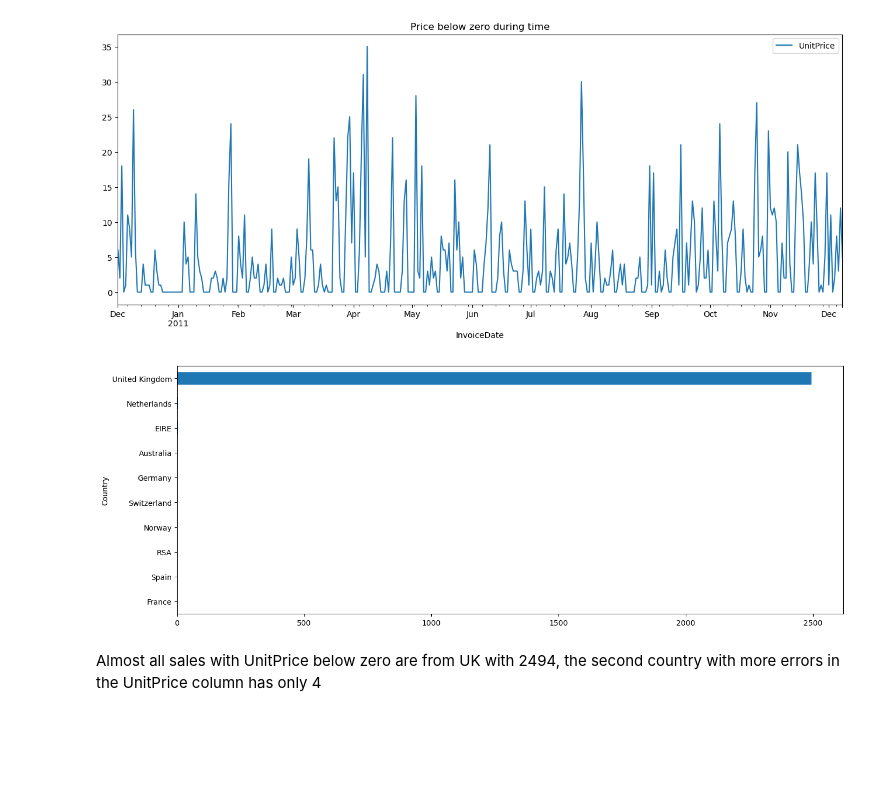
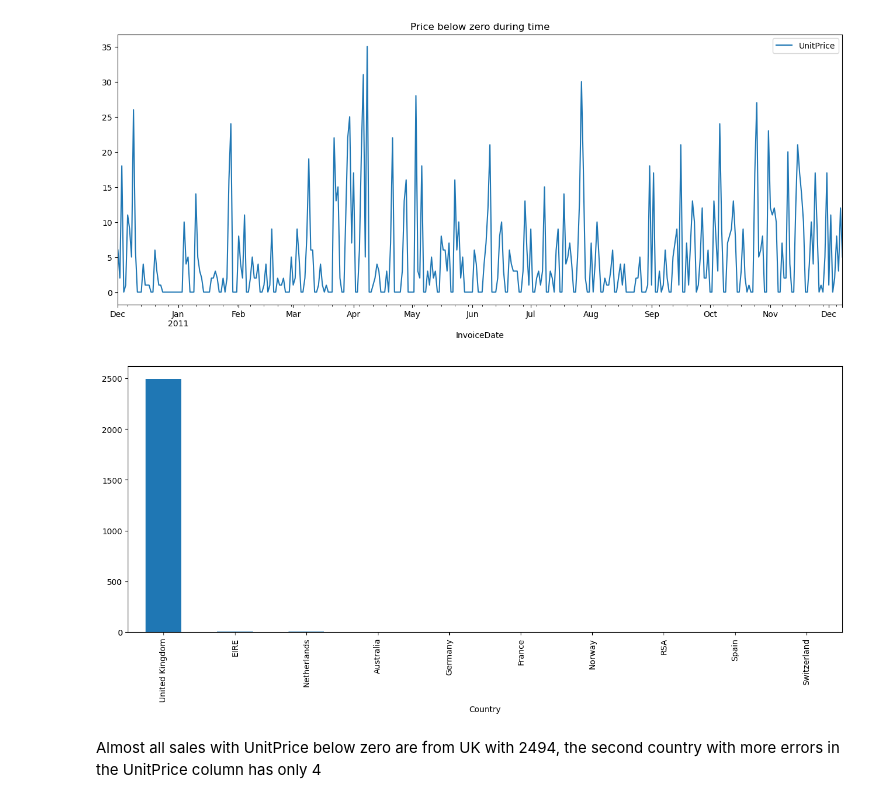
Before and after one commit to Drieger/clustering-ecommerce-clients, a Jupyter notebook: notebooks/cluster.ipynb, the cells around one changed output. Saved outputs shown, nothing was run; the diff lists cells and outputs as text; code cells hidden in the pictures; blank space fills up the shorter version.

```diff
--- a/notebooks/cluster.ipynb
+++ b/notebooks/cluster.ipynb
@@ -218,9 +218,9 @@ plt.show()
 [figure]
 # %%
 # Check if there is any country with much more unit prices below 0
-data[data['UnitPrice'] <= 0].groupby('Country')['UnitPrice'].count().sort_values(ascending=True).tail(10).plot.barh(figsize=(16, 6))
+data[data['UnitPrice'] <= 0].groupby('Country')['UnitPrice'].count().sort_values(ascending=False).head(10).plot.bar(figsize=(16, 6))
 plt.show()
 # %% [output]
-[figure, old version]
+[figure, new version]
 # %% [markdown]
 Almost all sales with UnitPrice below zero are from UK with 2494, the second country with more errors in the UnitPrice column has only 4
```
Also changed, not shown: parts of 2 cells of this notebook.
